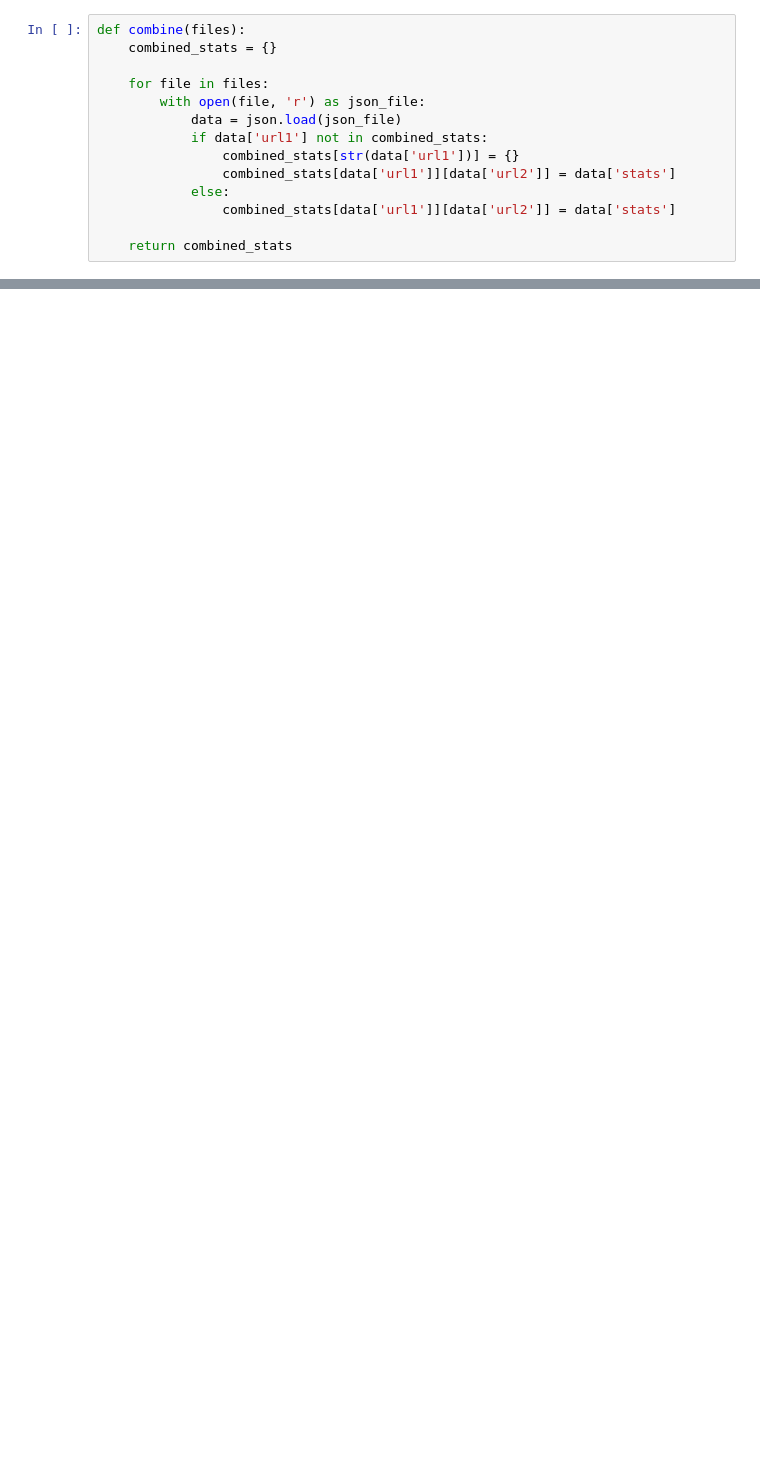
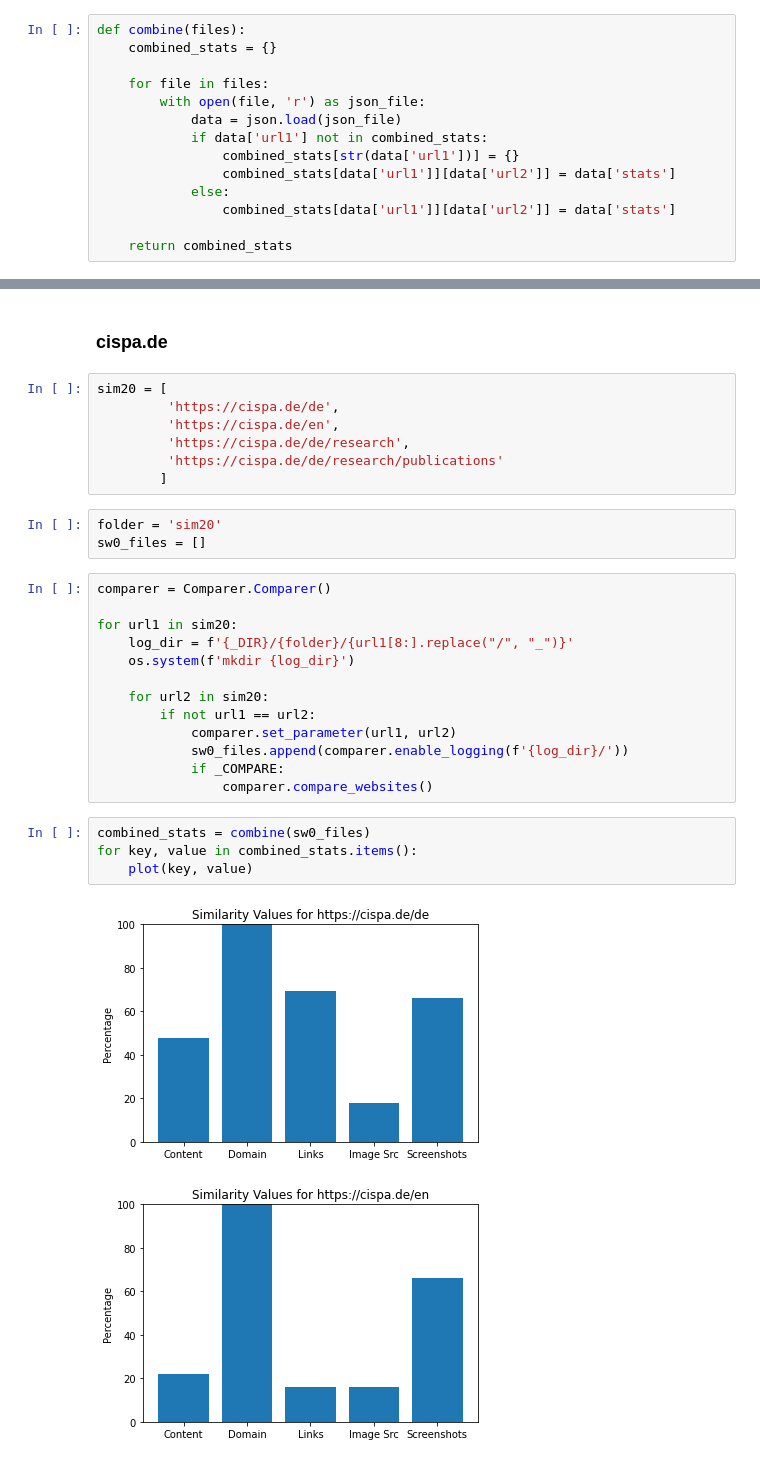
Before and after one commit to Pilladian/similarity-detection-tool, a Jupyter notebook: webcomp/EvaluationWebcomp.ipynb, the cells around one changed output, grey strips where cells are left out. Cells and saved outputs as stored; diff of their text form; blank space fills up the shorter version.

```diff
--- a/webcomp/EvaluationWebcomp.ipynb
+++ b/webcomp/EvaluationWebcomp.ipynb
@@ -178,0 +169,32 @@ for key, value in combined_stats.items():
+# %% [markdown]
+### cispa.de
+# %%
+sim20 = [
+         'https://cispa.de/de',
+         'https://cispa.de/en',
+         'https://cispa.de/de/research',
+         'https://cispa.de/de/research/publications'
+        ]
+# %%
+folder = 'sim20'
+sw0_files = []
+# %%
+comparer = Comparer.Comparer()
+
+for url1 in sim20:
+    log_dir = f'{_DIR}/{folder}/{url1[8:].replace("/", "_")}'
+    os.system(f'mkdir {log_dir}')
+
+    for url2 in sim20:
+        if not url1 == url2:
+            comparer.set_parameter(url1, url2)
+            sw0_files.append(comparer.enable_logging(f'{log_dir}/'))
+            if _COMPARE:
+                comparer.compare_websites()
+# %%
+combined_stats = combine(sw0_files)
+for key, value in combined_stats.items():
+    plot(key, value)
+# %% [output]
+[figure, added]
+[figure, added]
```
Also changed, not shown: parts of 39 cells of this notebook, 27 other files.
